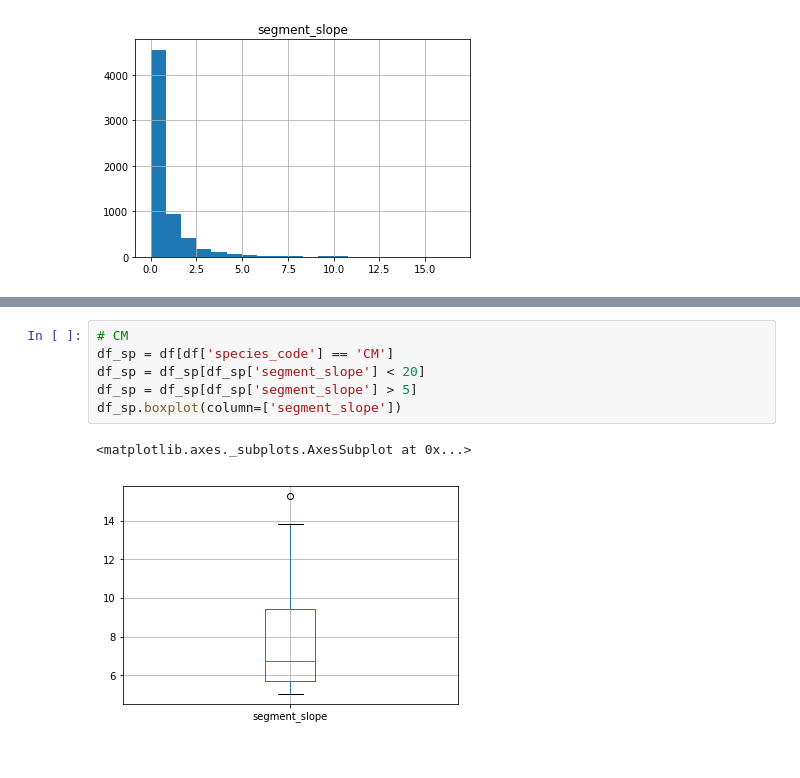
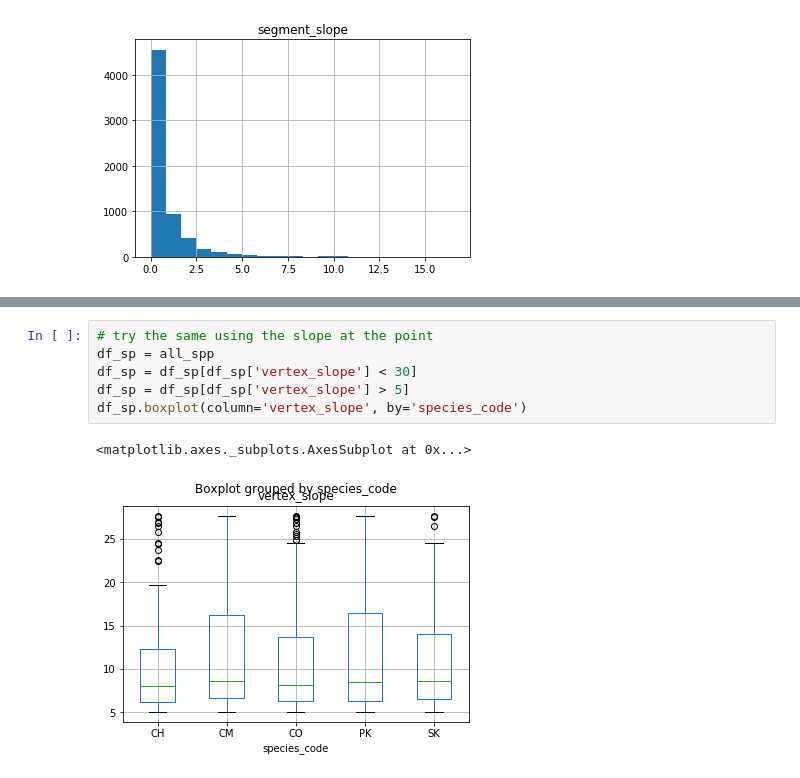
Before and after one commit to smnorris/bcfishobs_spp-by-slope, a Jupyter notebook: notebooks/Observations_species_slope.ipynb, the cells around one changed output, grey strips where cells are left out. Drawn from its saved outputs; the diff is of its cells as text.

```diff
--- a/notebooks/Observations_species_slope.ipynb
+++ b/notebooks/Observations_species_slope.ipynb
@@ -121,9 +122,9 @@ df_sp.boxplot(column=['segment_slope'])
 # %%
-# CM
-df_sp = df[df['species_code'] == 'CM']
-df_sp = df_sp[df_sp['segment_slope'] < 20]
-df_sp = df_sp[df_sp['segment_slope'] > 5]
-df_sp.boxplot(column=['segment_slope'])
+# try the same using the slope at the point
+df_sp = all_spp
+df_sp = df_sp[df_sp['vertex_slope'] < 30]
+df_sp = df_sp[df_sp['vertex_slope'] > 5]
+df_sp.boxplot(column='vertex_slope', by='species_code')
 # %% [output]
 <matplotlib.axes._subplots.AxesSubplot at 0x...>
-[figure, old version]
+[figure, new version]
```
Also changed, not shown: parts of 6 cells of this notebook.
